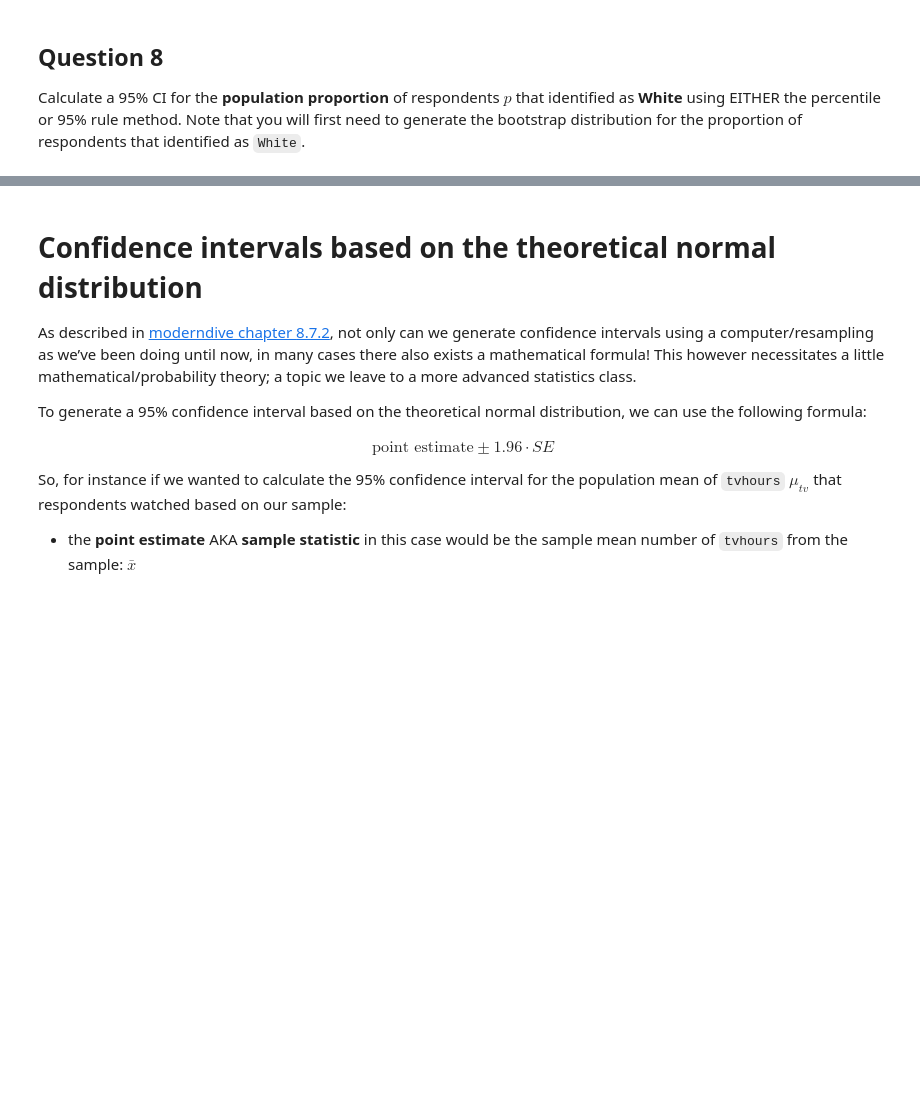
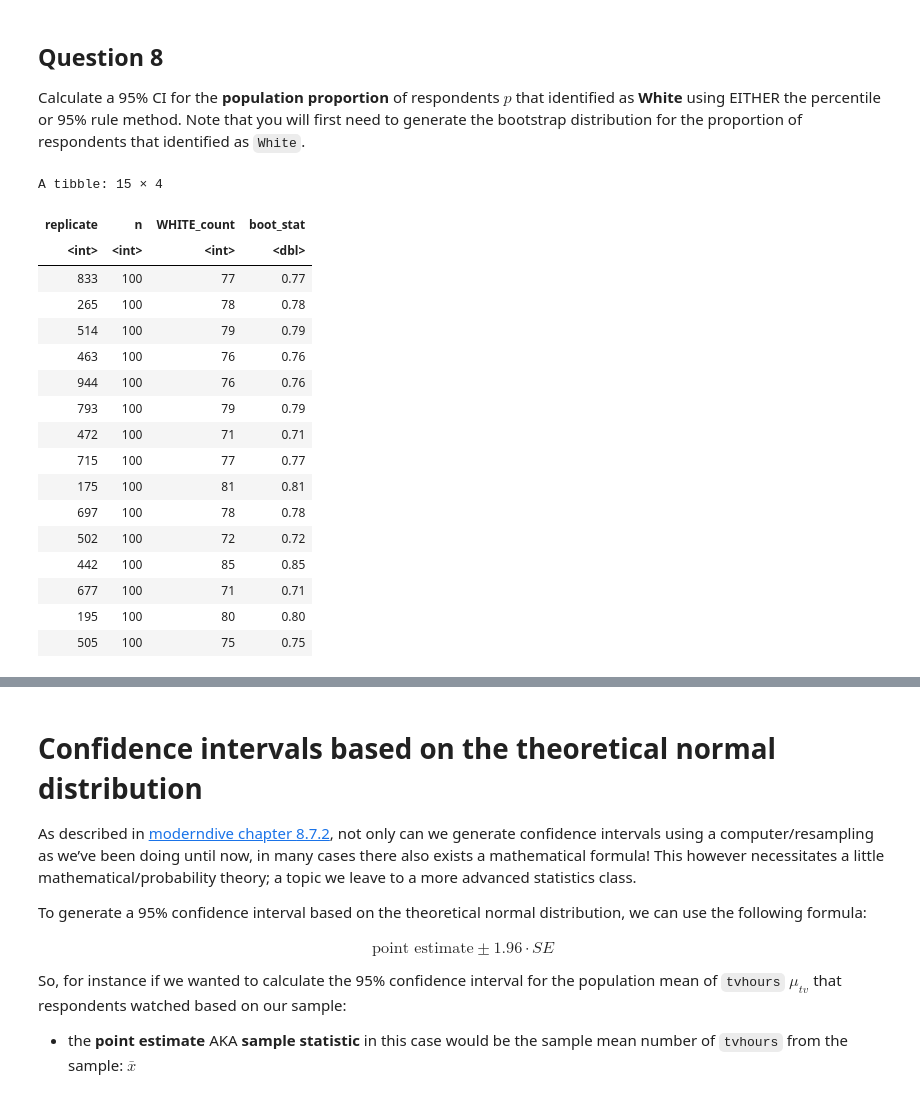
Before and after one commit to UNC-DATA-730/unit-8-assignment-setiadha-unc, a Jupyter notebook: agungsetiadha-assignment8.ipynb, the cells around one changed output, grey strips where cells are left out. Cells and saved outputs as stored; diff of their text form; code cells hidden in the pictures; blank space fills up the shorter version.

```diff
--- a/agungsetiadha-assignment8.ipynb
+++ b/agungsetiadha-assignment8.ipynb
@@ -519,3 +539,27 @@ that identified as **White** using EITHER the percentile or 95% rule
 method. Note that you will first need to generate the bootstrap
 distribution for the proportion of respondents that identified as
 `White`.
+# %%
+boot_distrib_WHITE = boot_samp_1000 |> group_by(replicate) |>
+  summarize(n = n(), WHITE_count = sum(race == 'White'), boot_stat = WHITE_count / n)
+
+boot_distrib_WHITE |> sample_n(15)
+# %% [output]
+A tibble: 15 × 4
+| replicate | n | WHITE_count | boot_stat |
+| <int> | <int> | <int> | <dbl> |
+| 833 | 100 | 77 | 0.77 |
+| 265 | 100 | 78 | 0.78 |
+| 514 | 100 | 79 | 0.79 |
+| 463 | 100 | 76 | 0.76 |
+| 944 | 100 | 76 | 0.76 |
+| 793 | 100 | 79 | 0.79 |
+| 472 | 100 | 71 | 0.71 |
+| 715 | 100 | 77 | 0.77 |
+| 175 | 100 | 81 | 0.81 |
+| 697 | 100 | 78 | 0.78 |
+| 502 | 100 | 72 | 0.72 |
+| 442 | 100 | 85 | 0.85 |
+| 677 | 100 | 71 | 0.71 |
+| 195 | 100 | 80 | 0.80 |
+| 505 | 100 | 75 | 0.75 |
```
Also changed, not shown: parts of 8 cells of this notebook.
